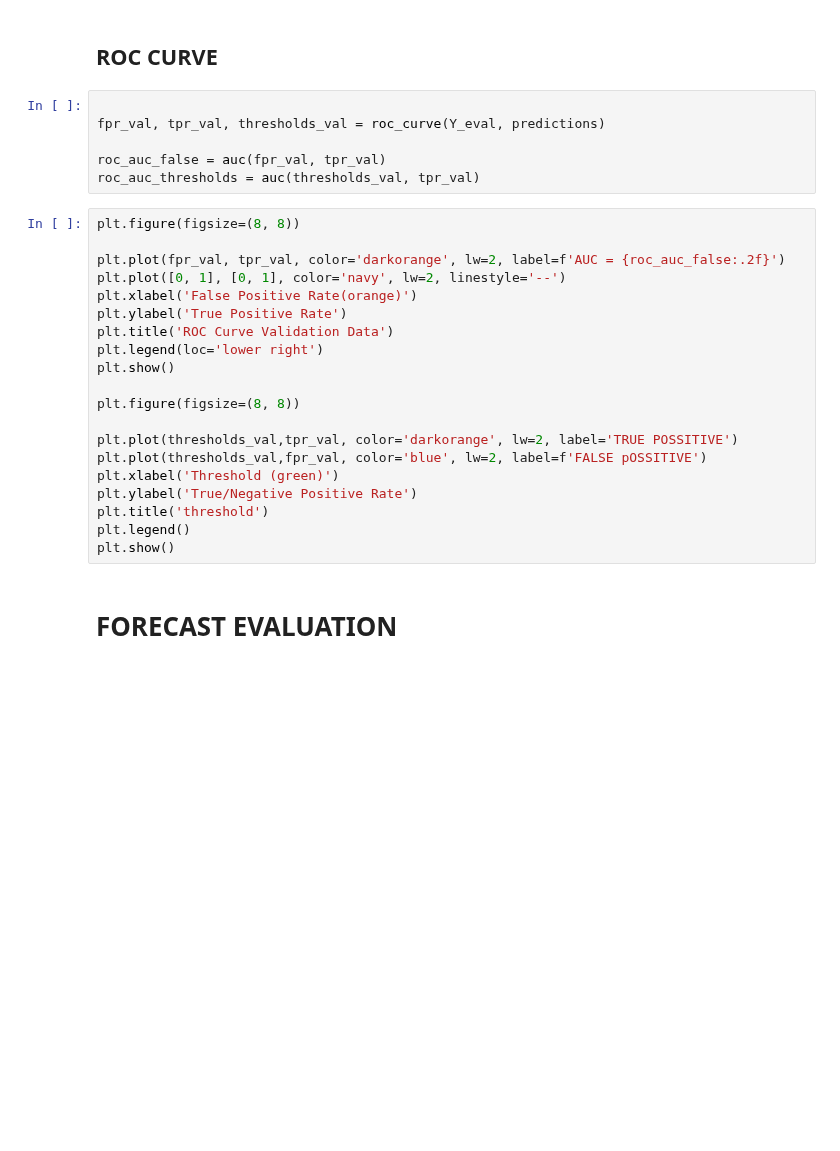
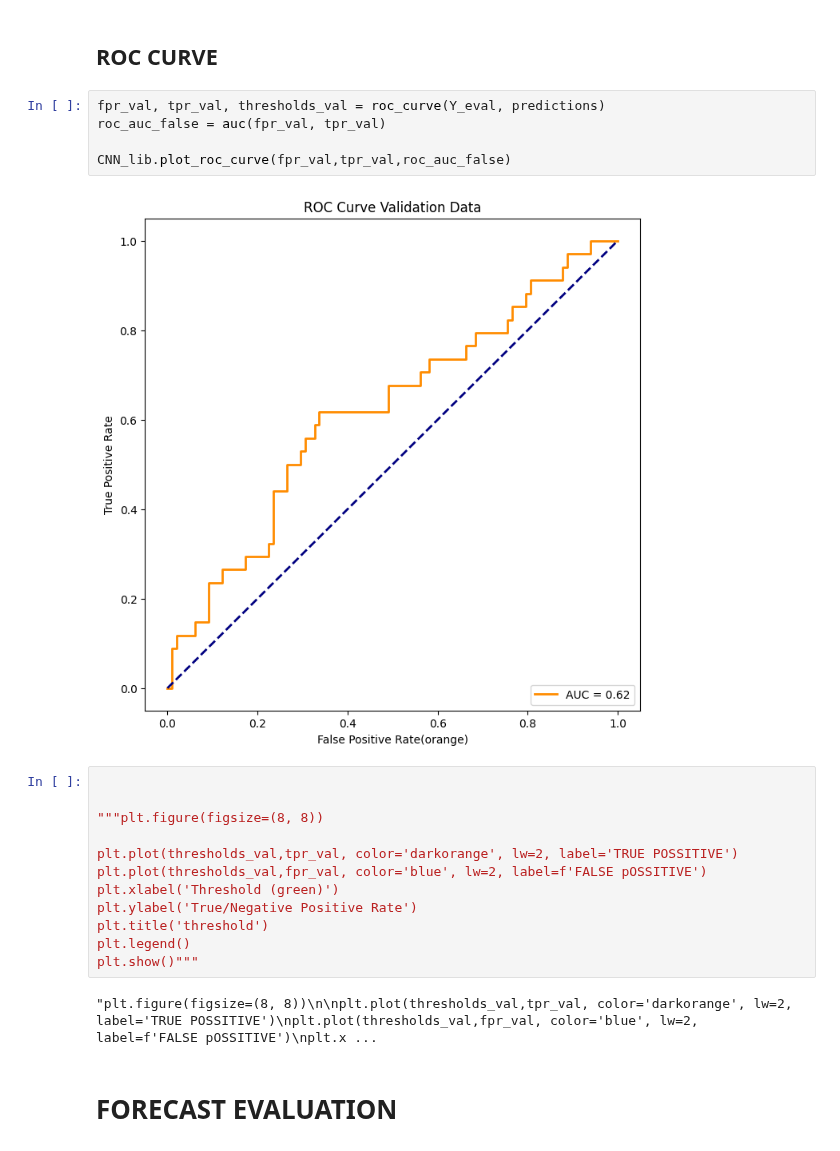
Before and after one commit to DanPinGar/python-machine-learning, a Jupyter notebook: emboendo_ML/embo_CNN_lab/CNN_labV3.ipynb, the cells around one changed output. Drawn from its saved outputs; the diff is of its cells as text; blank space fills up the shorter version.

```diff
--- a/emboendo_ML/embo_CNN_lab/CNN_labV3.ipynb
+++ b/emboendo_ML/embo_CNN_lab/CNN_labV3.ipynb
@@ -324,23 +366,16 @@ print(predictions)
 # %% [markdown]
 ## ROC CURVE
 # %%
+fpr_val, tpr_val, thresholds_val = roc_curve(Y_eval, predictions)
+roc_auc_false = auc(fpr_val, tpr_val)
 
-fpr_val, tpr_val, thresholds_val = roc_curve(Y_eval, predictions)
-
-roc_auc_false = auc(fpr_val, tpr_val)
-roc_auc_thresholds = auc(thresholds_val, tpr_val)
+CNN_lib.plot_roc_curve(fpr_val,tpr_val,roc_auc_false)
+# %% [output]
+[figure, added]
 # %%
-plt.figure(figsize=(8, 8))
 
-plt.plot(fpr_val, tpr_val, color='darkorange', lw=2, label=f'AUC = {roc_auc_false:.2f}')
-plt.plot([0, 1], [0, 1], color='navy', lw=2, linestyle='--')
-plt.xlabel('False Positive Rate(orange)')
-plt.ylabel('True Positive Rate')
-plt.title('ROC Curve Validation Data')
-plt.legend(loc='lower right')
-plt.show()
 
-plt.figure(figsize=(8, 8))
+"""plt.figure(figsize=(8, 8))
 
 plt.plot(thresholds_val,tpr_val, color='darkorange', lw=2, label='TRUE POSSITIVE')
 plt.plot(thresholds_val,fpr_val, color='blue', lw=2, label=f'FALSE pOSSITIVE')
@@ -348,7 +383,9 @@ plt.xlabel('Threshold (green)')
 plt.ylabel('True/Negative Positive Rate')
 plt.title('threshold')
 plt.legend()
-plt.show()
+plt.show()"""
+# %% [output]
+"plt.figure(figsize=(8, 8))\n\nplt.plot(thresholds_val,tpr_val, color='darkorange', lw=2, label='TRUE POSSITIVE')\nplt.plot(thresholds_val,fpr_val, color='blue', lw=2, label=f'FALSE pOSSITIVE')\nplt.x ...
 # %% [markdown]
 #  FORECAST EVALUATION
 # %%
```
Also changed, not shown: parts of 25 cells of this notebook, 36 other files.
